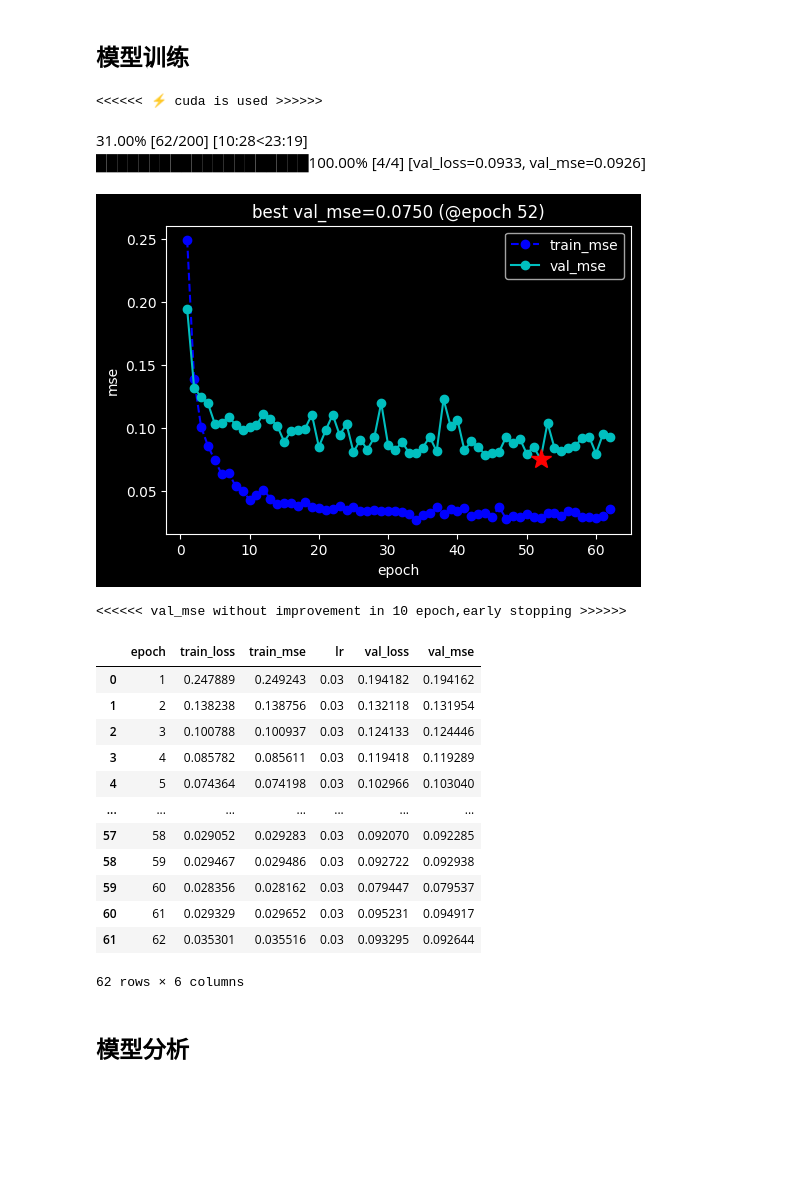
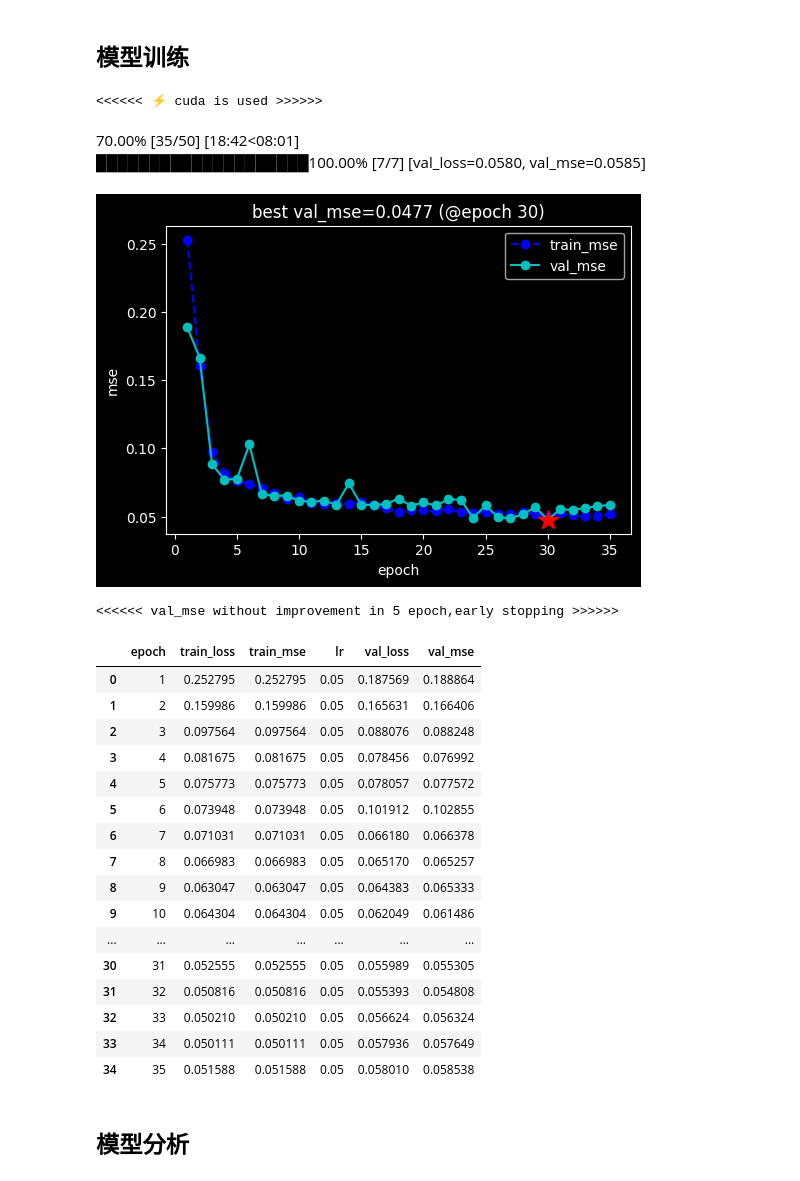
Before and after one commit to LeoJhonSong/ternary-array-passive-bearing, a Jupyter notebook: wideband_cpsd_cnn.ipynb, the cells around one changed output. Drawn from its saved outputs; the diff is of its cells as text; code cells hidden in the pictures; blank space fills up the shorter version.

```diff
--- a/wideband_cpsd_cnn.ipynb
+++ b/wideband_cpsd_cnn.ipynb
@@ -43,19 +43,28 @@ fs_factor = 8
 fs = fs_factor * fc
 d = 0.5
 K = 1.0
-SNR = 'mixed'
-r = [800, 1000]
+SNR = 'ideal'
+r_range = (800, 1000)
 dist_max = d * (K + 1)
 maxlag = int(np.ceil(dist_max / c * fs))  # 当前采样频率下最大滞后量
 sample_interval = 1
 
-dataset_path = f'/root/autodl-tmp/dataset/fc_{fc}-fs_factor_{fs_factor}-d_{d}-K_{K}-SNR_{SNR}-r_{r[0]}_{r[1]}'
+dataset_path = f'/root/autodl-tmp/dataset/fc_{fc}-fs_factor_{fs_factor}-d_{d}-K_{K}-SNR_{SNR}-r_{r_range[0]}_{r_range[1]}'
 train_path = f'{dataset_path}/train'
 val_path = f'{dataset_path}/val'
-feature = 'cpsd_phase'
+checkpoint_path = "./exp/checkpoint"
 
-batch_size = 128
+label_type = 'position'
+batch_size = 256
 
-def map(from_min, from_max, to_min, to_max):
-    interpolator = interp1d([from_min, from_max], [to_min, to_max])
-    return lambda x: interpolator(max(from_min, min(x, from_max)))
+ds_train = Datasets.Array_Data_DataSet(train_path, label_type=label_type, distance_range=r_range)
+ds_val = Datasets.Array_Data_DataSet(val_path, label_type=label_type, distance_range=r_range)
+# plt.subplot(2, 1, 1)
+# plt.plot(ds_train[np.random.randint(len(ds_train))][0][0, ::50])
+# plt.subplot(2, 1, 2)
+# plt.plot(ds_val[np.random.randint(len(ds_val))][0][1, ::50])
+# plt.show()
+
+# 取样时有打乱
+dl_train = DataLoader(ds_train, batch_size=batch_size, shuffle=True, num_workers=16, drop_last=False)
+dl_val = DataLoader(ds_val, batch_size=batch_size, shuffle=True, num_workers=16, drop_last=False)
@@ -139,21 +71,28 @@ dl_val = DataLoader(ds_val, batch_size=batch_size, shuffle=True, num_workers=16,
 # %% [markdown]
 ## 模型定义
 # %%
+from typing import Literal
 from torchvision.models import resnet18, ResNet18_Weights
 
 class Predictor(nn.Module):
-    def __init__(self):
+    def __init__(self, label_type: Literal['direction', 'position']):
         super().__init__()
         weights = ResNet18_Weights.DEFAULT
+        self.spectrogram = feature_modules.Spectrogram(fs, 8192)
+        self.cpsd_phase = feature_modules.CPSD_Phase_Spectrogram()
         self.transforms = weights.transforms(antialias=True)
-        self.resnet18 = resnet18(weights=weights)
-        self.resnet18.fc = torch.nn.Linear(in_features=self.resnet18.fc.in_features, out_features=2)
+        self.resnet18 = resnet18()
+        # self.resnet18 = resnet18(weights=weights)
+        self.resnet18.fc = torch.nn.Linear(in_features=self.resnet18.fc.in_features, out_features=2 if label_type == 'direction' else 3)
         # TODO: Zero-initialize the last BN in each residual branch,
         # so that the residual branch starts with zeros, and each residual block behaves like an identity.
         # This improves the model by 0.2~0.3% according to https://arxiv.org/abs/1706.02677
 
     def forward(self, x: torch.Tensor) -> torch.Tensor:
-        x = self.transforms(x)
+        x = self.spectrogram(x.unsqueeze(1))
+        x = self.cpsd_phase(x)
+        x = x.squeeze(1)
+        # x = self.transforms(x)
         x = self.resnet18(x)
         x = torch.tanh(x)
         return x
@@ -168,10 +107,10 @@ def init_weights(m):
         torch.nn.init.normal_(m.weight)
         m.bias.data.fill_(0.0)
 
-net = Predictor()
+net = Predictor(label_type)  # type: ignore
 # net.apply(init_weights)  # 初始化权重为全零
 
-lr = 3e-2
+lr = 5e-2
 optimizer=optim.SGD(net.parameters(), lr=lr)
 # optimizer=optim.Adam(net.parameters(), lr=lr)
 # lr_scheduler = torch.optim.lr_scheduler.StepLR(optimizer, step_size=20, gamma=0.1)
@@ -184,49 +123,53 @@ model = KerasModel(
     metrics_dict={
         # 'L1': torchmetrics.MeanAbsoluteError(),
         'mse': torchmetrics.MeanSquaredError(),
     },
     optimizer=optimizer,
     # lr_scheduler=lr_scheduler
 )
 
 model.fit(
     dl_train,
     dl_val,
     epochs=50,
     ckpt_path='exp/checkpoint',
     patience=5,
     monitor='val_mse',
     mode='min',
     plot=False,
     quiet=True,
     callbacks=[
         kerascallbacks.VisProgress(),
         kerascallbacks.VisMetric(save_path='exp/history.jpg'),
         # WandbCallback(project='wideband_cpsd_cnn', save_code=True, save_ckpt=True,
         #     config=Namespace(
         #         batch_size=batch_size,
         #         lr=lr,
         # ))
     ]
 )
 # %% [output]
 <<<<<< ⚡️ cuda is used >>>>>>
-████████████████████100.00% [4/4] [val_loss=0.0933, val_mse=0.0926]
+████████████████████100.00% [7/7] [val_loss=0.0580, val_mse=0.0585]
-[figure, old version]
+[figure, new version]
-<<<<<< val_mse without improvement in 10 epoch,early stopping >>>>>>
+<<<<<< val_mse without improvement in 5 epoch,early stopping >>>>>>
 |  | epoch | train_loss | train_mse | lr | val_loss | val_mse |
-| 0 | 1 | 0.247889 | 0.249243 | 0.03 | 0.194182 | 0.194162 |
-| 1 | 2 | 0.138238 | 0.138756 | 0.03 | 0.132118 | 0.131954 |
-| 2 | 3 | 0.100788 | 0.100937 | 0.03 | 0.124133 | 0.124446 |
-| 3 | 4 | 0.085782 | 0.085611 | 0.03 | 0.119418 | 0.119289 |
-| 4 | 5 | 0.074364 | 0.074198 | 0.03 | 0.102966 | 0.103040 |
+| 0 | 1 | 0.252795 | 0.252795 | 0.05 | 0.187569 | 0.188864 |
+| 1 | 2 | 0.159986 | 0.159986 | 0.05 | 0.165631 | 0.166406 |
+| 2 | 3 | 0.097564 | 0.097564 | 0.05 | 0.088076 | 0.088248 |
+| 3 | 4 | 0.081675 | 0.081675 | 0.05 | 0.078456 | 0.076992 |
+| 4 | 5 | 0.075773 | 0.075773 | 0.05 | 0.078057 | 0.077572 |
+| 5 | 6 | 0.073948 | 0.073948 | 0.05 | 0.101912 | 0.102855 |
+| 6 | 7 | 0.071031 | 0.071031 | 0.05 | 0.066180 | 0.066378 |
+| 7 | 8 | 0.066983 | 0.066983 | 0.05 | 0.065170 | 0.065257 |
+| 8 | 9 | 0.063047 | 0.063047 | 0.05 | 0.064383 | 0.065333 |
+| 9 | 10 | 0.064304 | 0.064304 | 0.05 | 0.062049 | 0.061486 |
 | ... | ... | ... | ... | ... | ... | ... |
-| 57 | 58 | 0.029052 | 0.029283 | 0.03 | 0.092070 | 0.092285 |
-| 58 | 59 | 0.029467 | 0.029486 | 0.03 | 0.092722 | 0.092938 |
-| 59 | 60 | 0.028356 | 0.028162 | 0.03 | 0.079447 | 0.079537 |
-| 60 | 61 | 0.029329 | 0.029652 | 0.03 | 0.095231 | 0.094917 |
-| 61 | 62 | 0.035301 | 0.035516 | 0.03 | 0.093295 | 0.092644 |
+| 30 | 31 | 0.052555 | 0.052555 | 0.05 | 0.055989 | 0.055305 |
+| 31 | 32 | 0.050816 | 0.050816 | 0.05 | 0.055393 | 0.054808 |
+| 32 | 33 | 0.050210 | 0.050210 | 0.05 | 0.056624 | 0.056324 |
+| 33 | 34 | 0.050111 | 0.050111 | 0.05 | 0.057936 | 0.057649 |
+| 34 | 35 | 0.051588 | 0.051588 | 0.05 | 0.058010 | 0.058538 |
-62 rows × 6 columns
 # %% [markdown]
 ## 模型分析
 # %% [markdown]
```
Also changed, not shown: parts of 9 cells of this notebook, 2 other files.
